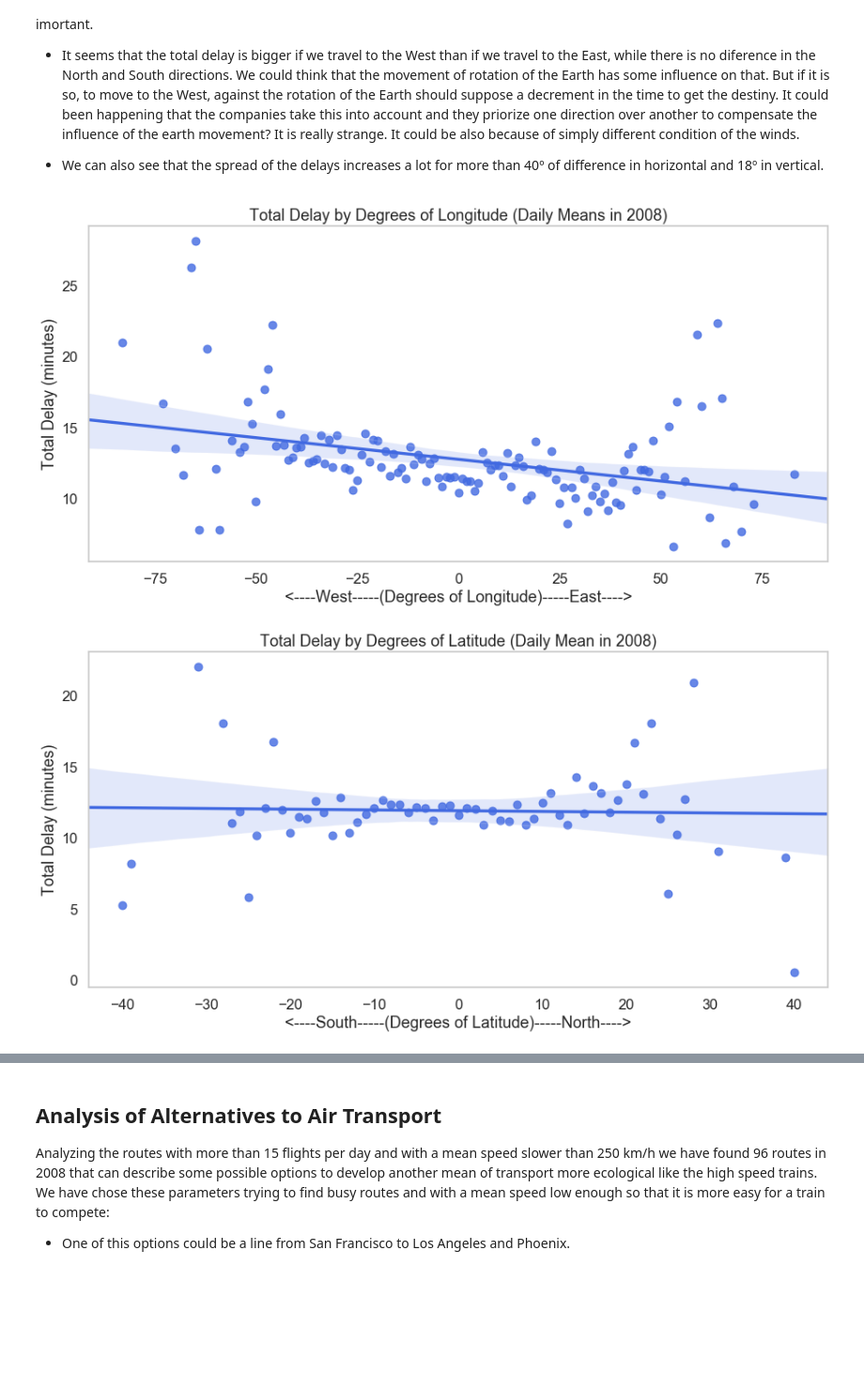
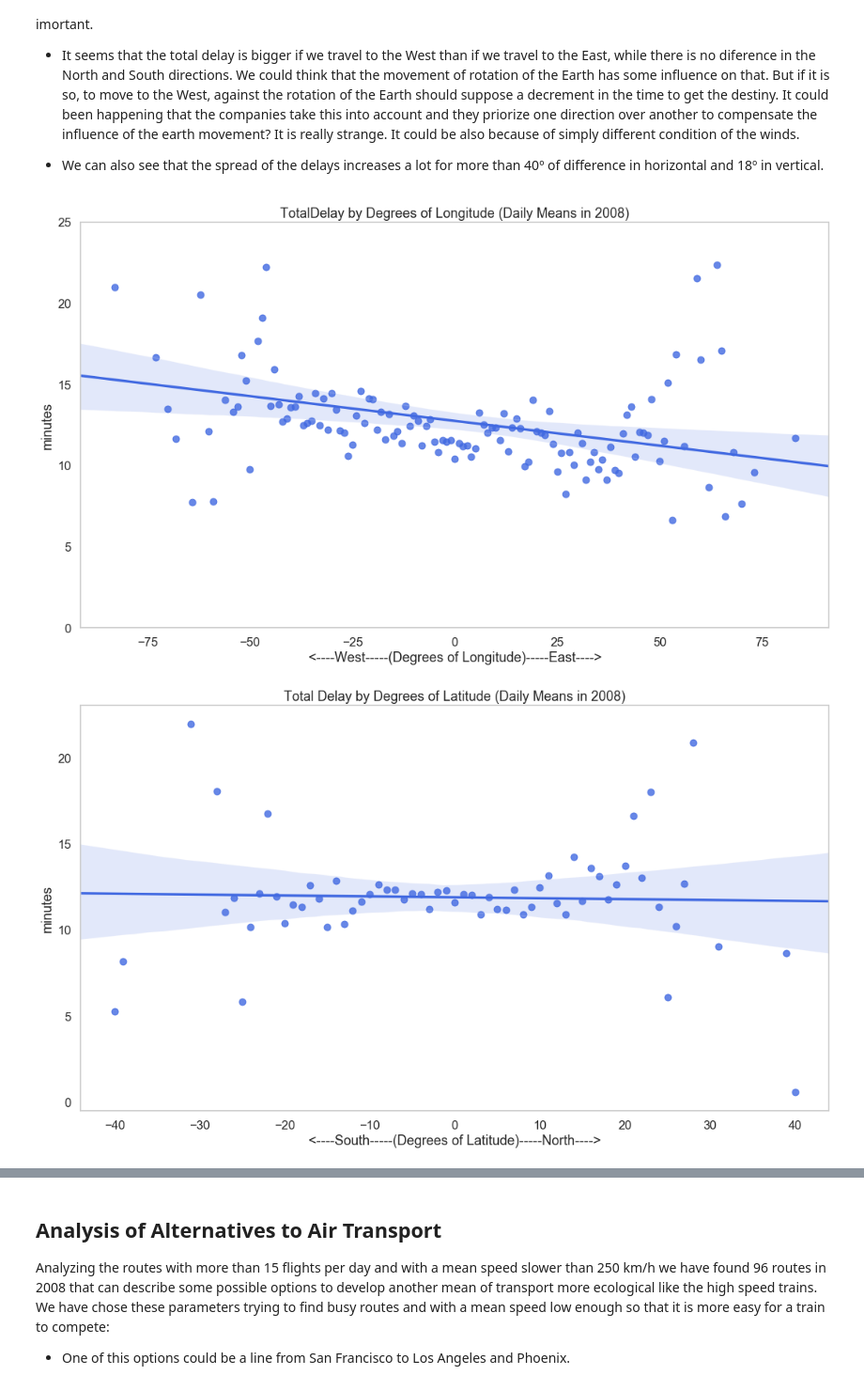
Before and after one commit to jmiraal/Exploration_of_US_Flights, a Jupyter notebook: exploration_us_flights_Part2.ipynb, the cells around one changed output, grey strips where cells are left out. Shown at 94% size. Saved outputs shown, nothing was run; the diff lists cells and outputs as text; code cells hidden in the pictures; blank space fills up the shorter version.

```diff
--- a/exploration_us_flights_Part2.ipynb
+++ b/exploration_us_flights_Part2.ipynb
@@ -632,22 +633,24 @@ We have don this analysis because we have seen that the geographical location of
 
 * We can also see that the spread of the delays increases a lot for more than 40º of difference in horizontal and 18º in vertical.
 # %%
-#It draws a regplot with the difference in long in the x-axis and the total delay in the y-axis
-plt.figure(figsize=(15,7))
+fig, ax = plt.subplots(ncols = 1, nrows = 1 , figsize = [18,10])
+
+#It draws a regplot with the difference in long in the x-axis and the Carrier delay in the y-axis
 sns.regplot(x="Difference_Long", y="TotalDelay", data=df_routes_long, color="royalblue");
-plt.xlabel('<----West-----(Degrees of Longitude)-----East---->')
-plt.ylabel('Total Delay (minutes)')
-plt.title('Total Delay by Degrees of Longitude (Daily Means in 2008)')
+ax.set_ylim(0,25)
+ax.set_xlabel('<----West-----(Degrees of Longitude)-----East---->')
+ax.set_ylabel('minutes')
+ax.set_title('TotalDelay by Degrees of Longitude (Daily Means in 2008)')
 plt.show();
 # %% [output]
-[figure, old version]
+[figure, new version]
 # %%
+fig, ax = plt.subplots(ncols = 1, nrows = 1 , figsize = [18,10])
 #It draws a regplot with the difference in latitude in the x-axis and the total delay in the y-axis
-plt.figure(figsize=(15,7))
 sns.regplot(x="Difference_Lat", y="TotalDelay", data=df_routes_lat, color="royalblue");
-plt.xlabel('<----South-----(Degrees of Latitude)-----North---->')
-plt.ylabel('Total Delay (minutes)')
-plt.title('Total Delay by Degrees of Latitude (Daily Mean in 2008)')
+ax.set_xlabel('<----South-----(Degrees of Latitude)-----North---->')
+ax.set_ylabel('minutes')
+ax.set_title('Total Delay by Degrees of Latitude (Daily Means in 2008)')
 plt.show();
 # %% [output]
-[figure, old version]
+[figure, new version]
```
Also changed, not shown: parts of 8 cells of this notebook.
